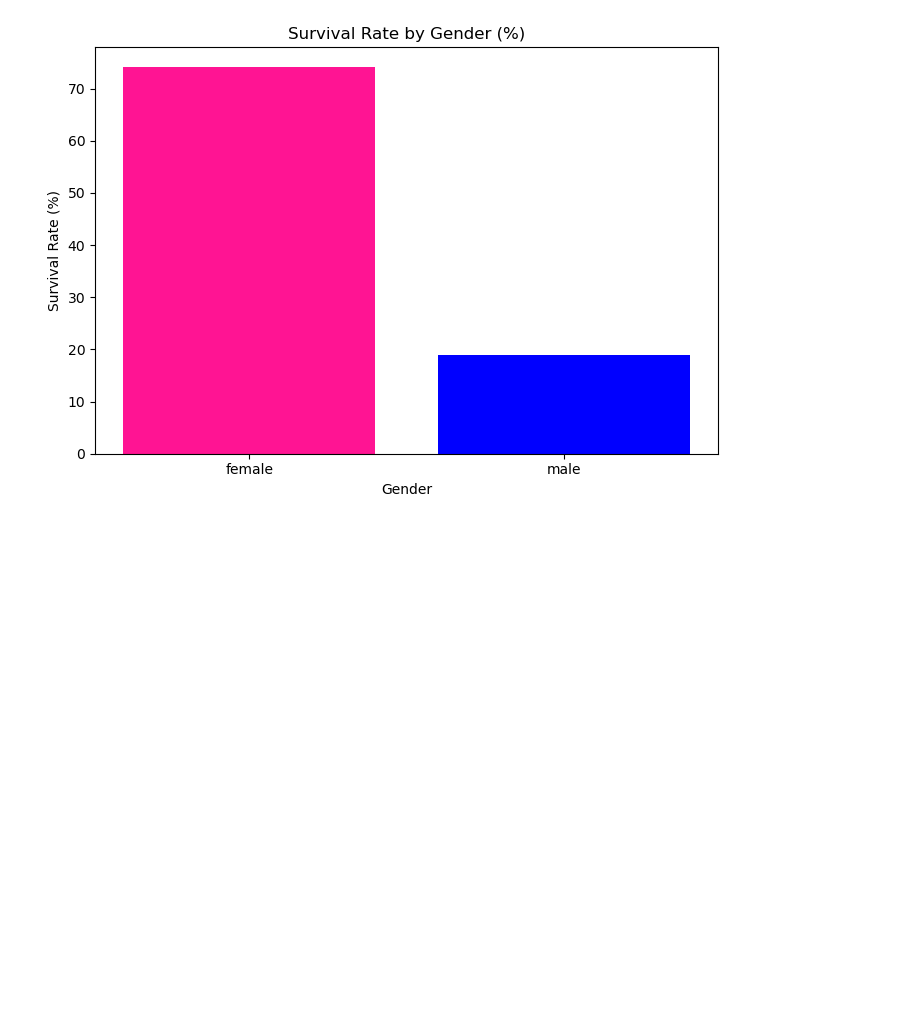
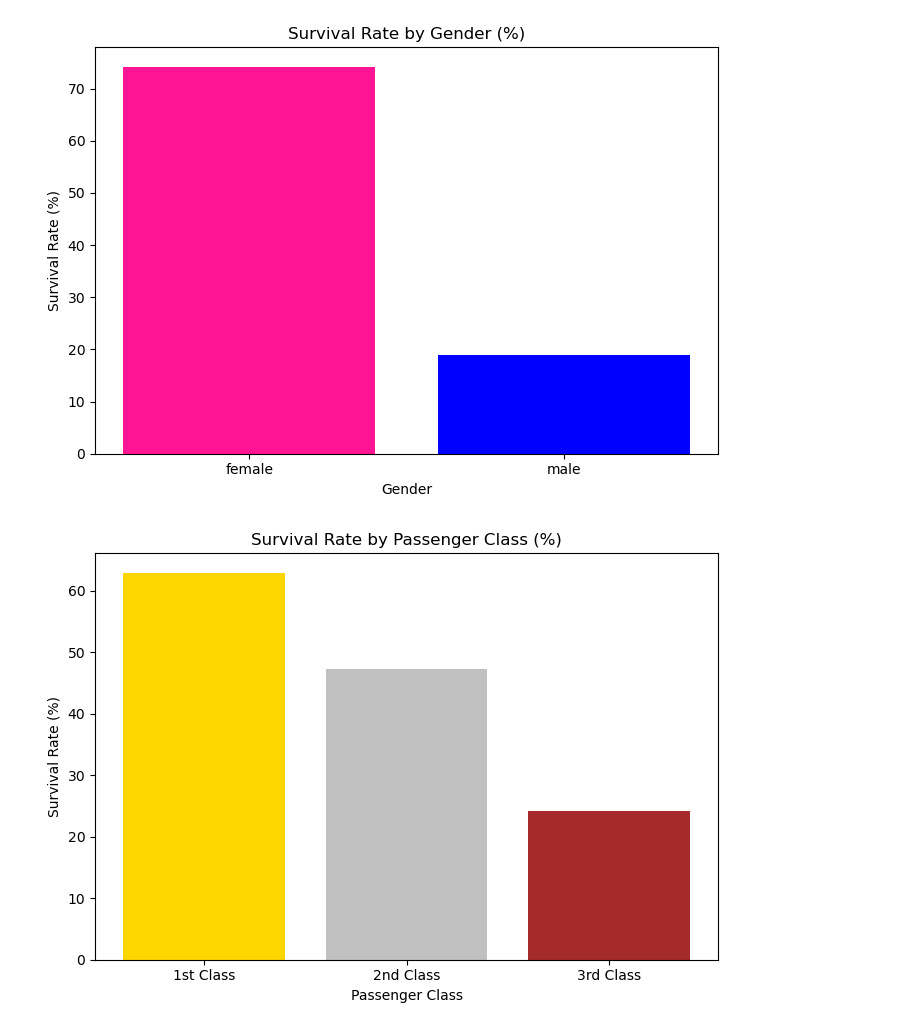
Before and after one commit to Shreshtha-ai/Titanic_SurvivalPrediction, a Jupyter notebook: analysis.ipynb, the cells around one changed output. Saved outputs shown, nothing was run; the diff lists cells and outputs as text; code cells hidden in the pictures; blank space fills up the shorter version.

Commit message:
feat: add survival analysis visualizations and update analysis notebook

```diff
--- a/analysis.ipynb
+++ b/analysis.ipynb
@@ -191,3 +191,18 @@ plt.savefig('graph3_gender_survival.png')
 plt.show()
 # %% [output]
 [figure]
+# %%
+#GRAPH 4: Bar Chart - Survival by Passenger Class
+plt.figure(figsize=(7, 5))
+class_survival = df.groupby('Pclass')['Survived'].mean() * 100
+plt.bar(['1st Class', '2nd Class', '3rd Class'],
+        class_survival.values,
+        color=['gold', 'silver', 'brown'])
+plt.title('Survival Rate by Passenger Class (%)')
+plt.xlabel('Passenger Class')
+plt.ylabel('Survival Rate (%)')
+plt.tight_layout()
+plt.savefig('graph4_class_survival.png')
+plt.show()
+# %% [output]
+[figure, added]
```
Also changed, not shown: parts of 1 cell of this notebook.
